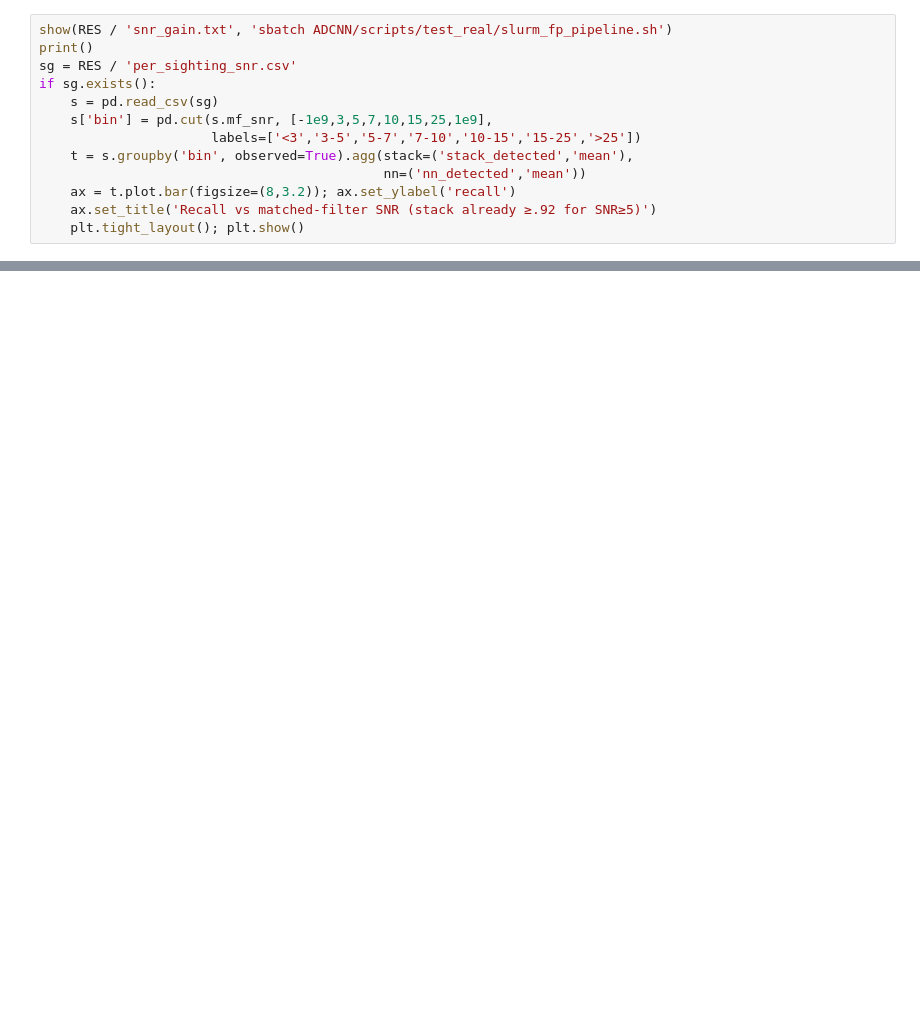
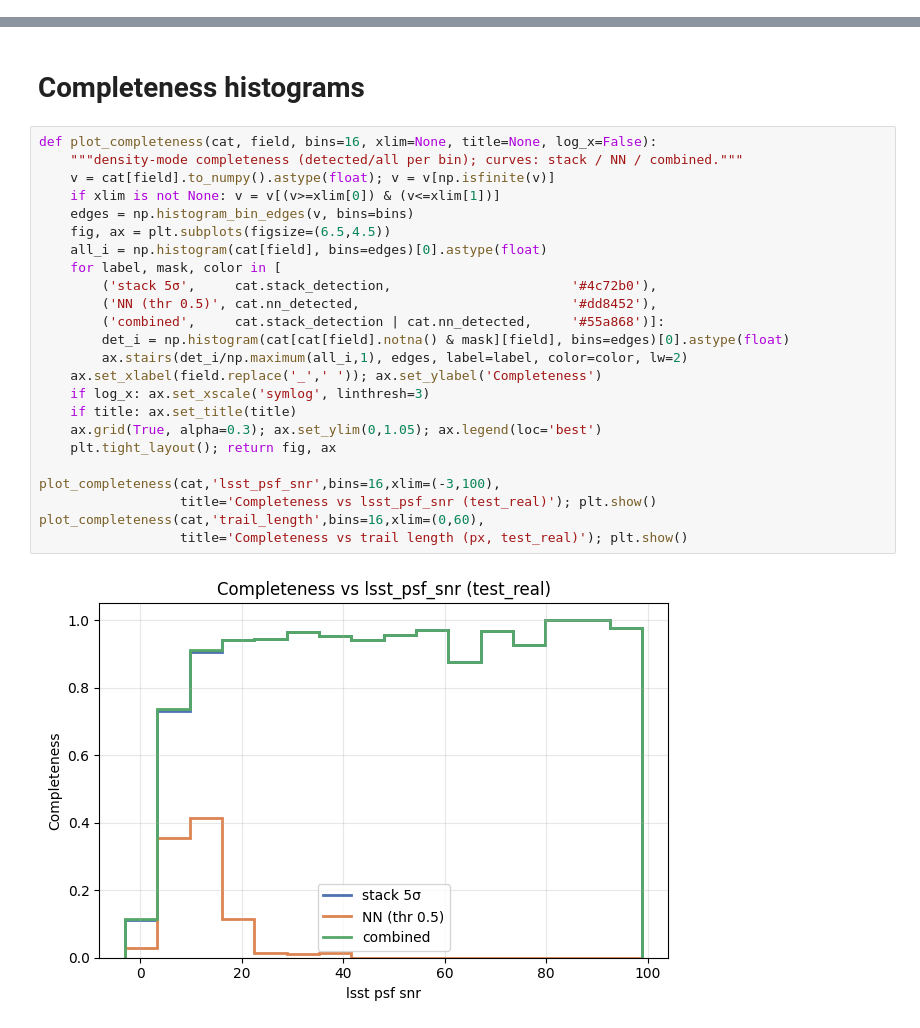
Before and after one commit to dirac-institute/Asteroid_detection_CNN, a Jupyter notebook: Evaluation_Real.ipynb, the cells around one changed output, grey strips where cells are left out. Saved outputs shown, nothing was run; the diff lists cells and outputs as text; blank space fills up the shorter version.

```diff
--- a/Evaluation_Real.ipynb
+++ b/Evaluation_Real.ipynb
@@ -153,13 +0,0 @@ python -m ADCNN.evaluation.fp_analysis sweep-curve --data DATA_DIFFIM/test_real
-# %%
-show(RES / 'snr_gain.txt', 'sbatch ADCNN/scripts/test_real/slurm_fp_pipeline.sh')
-print()
-sg = RES / 'per_sighting_snr.csv'
-if sg.exists():
-    s = pd.read_csv(sg)
-    s['bin'] = pd.cut(s.mf_snr, [-1e9,3,5,7,10,15,25,1e9],
-                      labels=['<3','3-5','5-7','7-10','10-15','15-25','>25'])
-    t = s.groupby('bin', observed=True).agg(stack=('stack_detected','mean'),
-                                            nn=('nn_detected','mean'))
-    ax = t.plot.bar(figsize=(8,3.2)); ax.set_ylabel('recall')
-    ax.set_title('Recall vs matched-filter SNR (stack already ≥.92 for SNR≥5)')
-    plt.tight_layout(); plt.show()
@@ -276,0 +121,28 @@ Full pipeline + order: `ADCNN/scripts/test_real/REPRODUCE.md`.
+# %% [markdown]
+# Completeness histograms
+# %%
+def plot_completeness(cat, field, bins=16, xlim=None, title=None, log_x=False):
+    """density-mode completeness (detected/all per bin); curves: stack / NN / combined."""
+    v = cat[field].to_numpy().astype(float); v = v[np.isfinite(v)]
+    if xlim is not None: v = v[(v>=xlim[0]) & (v<=xlim[1])]
+    edges = np.histogram_bin_edges(v, bins=bins)
+    fig, ax = plt.subplots(figsize=(6.5,4.5))
+    all_i = np.histogram(cat[field], bins=edges)[0].astype(float)
+    for label, mask, color in [
+        ('stack 5σ',     cat.stack_detection,                       '#4c72b0'),
+        ('NN (thr 0.5)', cat.nn_detected,                           '#dd8452'),
+        ('combined',     cat.stack_detection | cat.nn_detected,     '#55a868')]:
+        det_i = np.histogram(cat[cat[field].notna() & mask][field], bins=edges)[0].astype(float)
+        ax.stairs(det_i/np.maximum(all_i,1), edges, label=label, color=color, lw=2)
+    ax.set_xlabel(field.replace('_',' ')); ax.set_ylabel('Completeness')
+    if log_x: ax.set_xscale('symlog', linthresh=3)
+    if title: ax.set_title(title)
+    ax.grid(True, alpha=0.3); ax.set_ylim(0,1.05); ax.legend(loc='best')
+    plt.tight_layout(); return fig, ax
+
+plot_completeness(cat,'lsst_psf_snr',bins=16,xlim=(-3,100),
+                  title='Completeness vs lsst_psf_snr (test_real)'); plt.show()
+plot_completeness(cat,'trail_length',bins=16,xlim=(0,60),
+                  title='Completeness vs trail length (px, test_real)'); plt.show()
+# %% [output]
+[figure, added]
```
Also changed, not shown: parts of 27 cells of this notebook, 4 other files.
